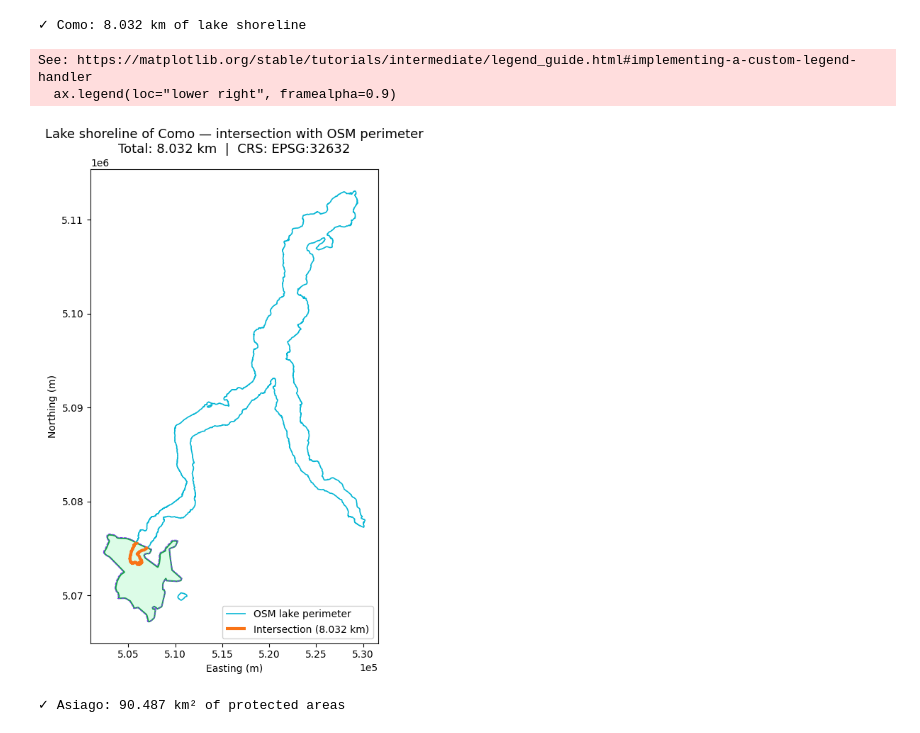
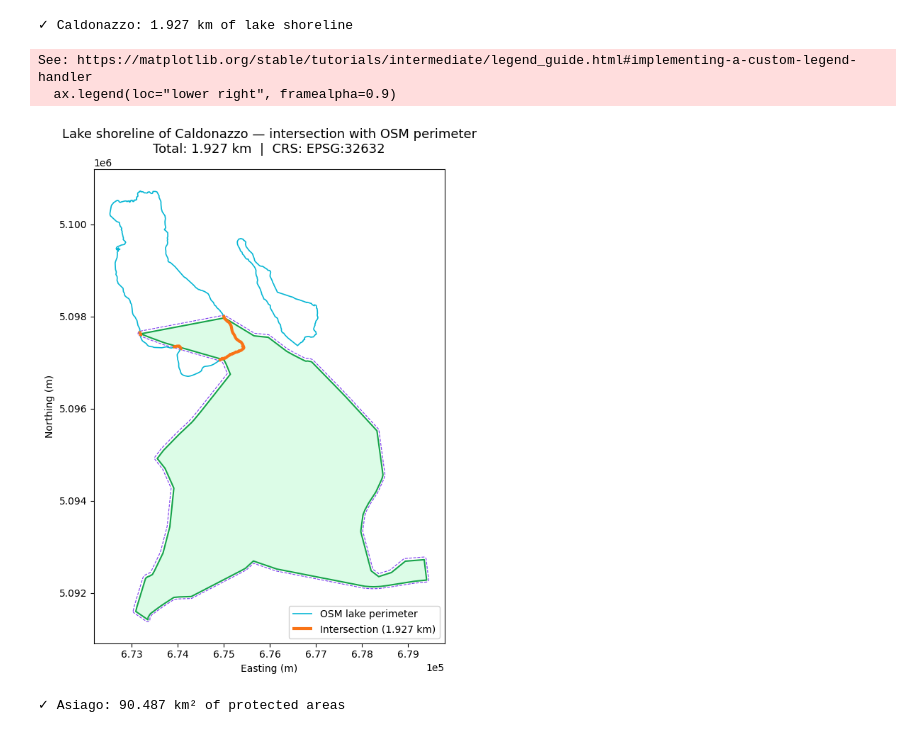
Before and after one commit to 01andreabattaglia/Geospatial_Analysis, a Jupyter notebook: plots.ipynb, the cells around one changed output. Drawn from its saved outputs; the diff is of its cells as text; code cells hidden in the pictures.

```diff
--- a/plots.ipynb
+++ b/plots.ipynb
@@ -98,7 +98,7 @@ from src.utils.openstreetmap_manager import (
 # ── parameters ──────────────────────────────────────────────────────────────────
 MUNICIPALITIES_SHP  = "data/input/ISTAT/Com01012024_g/Com01012024_g_WGS84.shp"
 LAKE_GEOJSON         = "data/input/OpenStreetMap/lake_coast.geojson"
-TARGET_MUNICIPALITY  = "Como"
+TARGET_MUNICIPALITY  = "Caldonazzo"
 
 # ── load data ────────────────────────────────────────────────────────────────
 osm = OpenStreetMap()
@@ -137,35 +137,35 @@ gpd.GeoSeries([municipality_geom], crs=METRIC_CRS).plot(
     linewidth=1.5, zorder=1, label=TARGET_MUNICIPALITY
 )
 gpd.GeoSeries([municipality_buffered], crs=METRIC_CRS).plot(
     ax=ax, facecolor="none", edgecolor="#7c3aed",
     linewidth=0.8, linestyle="--", zorder=2,
     label=f"Buffer {BOUNDARY_BUFFER_METERS} m"
 )
 lake[lake.intersects(municipality_buffered.envelope)].plot(
     ax=ax, color="#06b6d4", linewidth=1.2, zorder=3, label="OSM lake perimeter"
 )
 if not lake_intersection.empty:
     gpd.GeoDataFrame(lake_intersection, crs=METRIC_CRS).plot(
         ax=ax, color="#f97316", linewidth=3, zorder=4,
         label=f"Intersection ({total_km:.3f} km)"
     )
 
 ax.set_title(
     f"Lake shoreline of {TARGET_MUNICIPALITY} — intersection with OSM perimeter\n"
     f"Total: {total_km:.3f} km  |  CRS: {METRIC_CRS}",
     fontsize=13
 )
 ax.set_xlabel("Easting (m)")
 ax.set_ylabel("Northing (m)")
 ax.legend(loc="lower right", framealpha=0.9)
 ax.ticklabel_format(style="sci", scilimits=(0, 0), axis="both")
 plt.tight_layout()
 plt.show()
 # %% [output]
-✓ Como: 8.032 km of lake shoreline
+✓ Caldonazzo: 1.927 km of lake shoreline
 See: https://matplotlib.org/stable/tutorials/intermediate/legend_guide.html#implementing-a-custom-legend-handler
   ax.legend(loc="lower right", framealpha=0.9)
-[figure, old version]
+[figure, new version]
 # %%
 import geopandas as gpd
 import matplotlib.pyplot as plt
```
Also changed, not shown: parts of 1 cell of this notebook, 2 other files.
